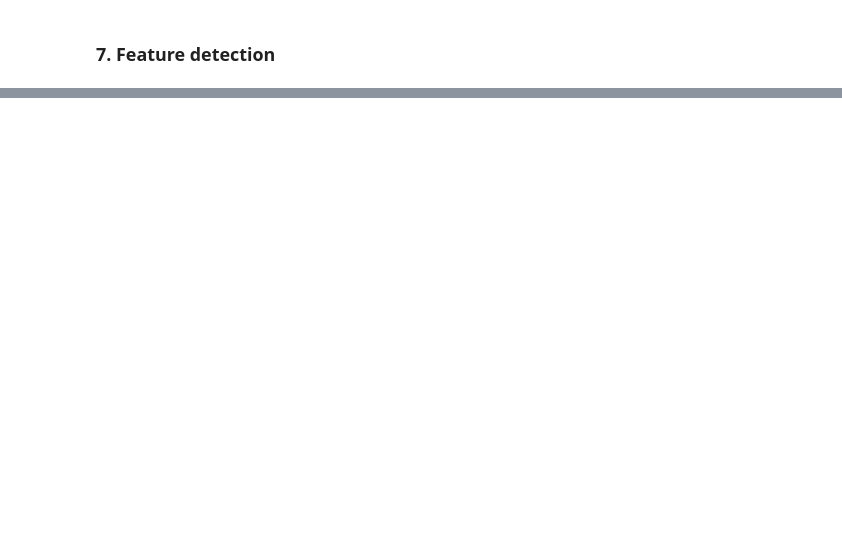
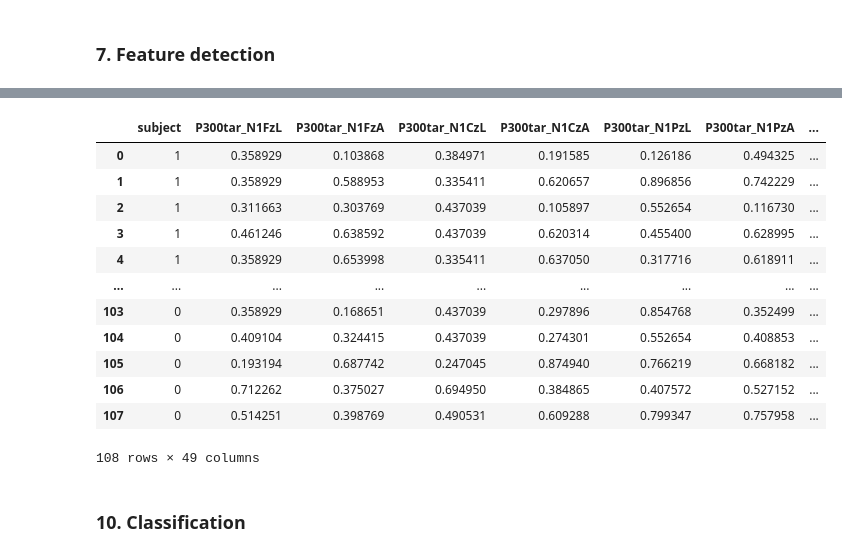
Before and after one commit to cesarz10/Neurophysiological-Signal-Processing-Project, a Jupyter notebook: CesarZapata_NSP_Project.ipynb, the cells around one changed output, grey strips where cells are left out. Saved outputs shown, nothing was run; the diff lists cells and outputs as text; code cells hidden in the pictures; blank space fills up the shorter version.

```diff
--- a/CesarZapata_NSP_Project.ipynb
+++ b/CesarZapata_NSP_Project.ipynb
@@ -423,0 +417,11 @@ def extract_features(evoked_target, evoked_deviation, subject_type):
+# %%
+# Perform the full methodology for all the healthy control files
+control_target, control_distractor, control_features = [], [], []
+for i, file in enumerate(files_control):
+    control = 1 # Healthy control group
+    target, distractor, features = full_processing(file, control, events_id=event_ids)
+    control_target.append(target)
+    control_distractor.append(distractor)
+    control_features.append(features)
+
+control_df = pd.DataFrame(control_features)
@@ -423,0 +896,38 @@ def extract_features(evoked_target, evoked_deviation, subject_type):
+# %%
+def preprocess_features(df, feature_columns=None):
+
+    if feature_columns is None:
+        feature_columns = [col for col in df.columns if col != 'subject']
+
+    # Standardization (Z-score)
+    zScore_df = df[feature_columns].apply(lambda x: (x - x.mean()) / x.std(ddof=0), axis=0)
+
+    # Sigmoid normalization
+    sigmoid_df = 1 / (1 + np.exp(-zScore_df))
+
+    # Concatenate the subject column with the normalized features
+    result_df = pd.concat([df[['subject']], sigmoid_df], axis=1)
+
+    return result_df
+# %%
+# Combining the control and schizophrenia dataframes
+joint_df = pd.concat([control_df, schiz_df], ignore_index=True)
+joint_df = preprocess_features(joint_df)
+joint_df.to_csv('features.csv', index=True)
+joint_df
+# %% [output]
+|  | subject | P300tar_N1FzL | P300tar_N1FzA | P300tar_N1CzL | P300tar_N1CzA | P300tar_N1PzL | P300tar_N1PzA | ... |
+| 0 | 1 | 0.358929 | 0.103868 | 0.384971 | 0.191585 | 0.126186 | 0.494325 | ... |
+| 1 | 1 | 0.358929 | 0.588953 | 0.335411 | 0.620657 | 0.896856 | 0.742229 | ... |
+| 2 | 1 | 0.311663 | 0.303769 | 0.437039 | 0.105897 | 0.552654 | 0.116730 | ... |
+| 3 | 1 | 0.461246 | 0.638592 | 0.437039 | 0.620314 | 0.455400 | 0.628995 | ... |
+| 4 | 1 | 0.358929 | 0.653998 | 0.335411 | 0.637050 | 0.317716 | 0.618911 | ... |
+| ... | ... | ... | ... | ... | ... | ... | ... | ... |
+| 103 | 0 | 0.358929 | 0.168651 | 0.437039 | 0.297896 | 0.854768 | 0.352499 | ... |
+| 104 | 0 | 0.409104 | 0.324415 | 0.437039 | 0.274301 | 0.552654 | 0.408853 | ... |
+| 105 | 0 | 0.193194 | 0.687742 | 0.247045 | 0.874940 | 0.766219 | 0.668182 | ... |
+| 106 | 0 | 0.712262 | 0.375027 | 0.694950 | 0.384865 | 0.407572 | 0.527152 | ... |
+| 107 | 0 | 0.514251 | 0.398769 | 0.490531 | 0.609288 | 0.799347 | 0.757958 | ... |
+108 rows × 49 columns
+# %% [markdown]
+### 10. Classification
```
Also changed, not shown: parts of 26 cells of this notebook, 1 other file.
